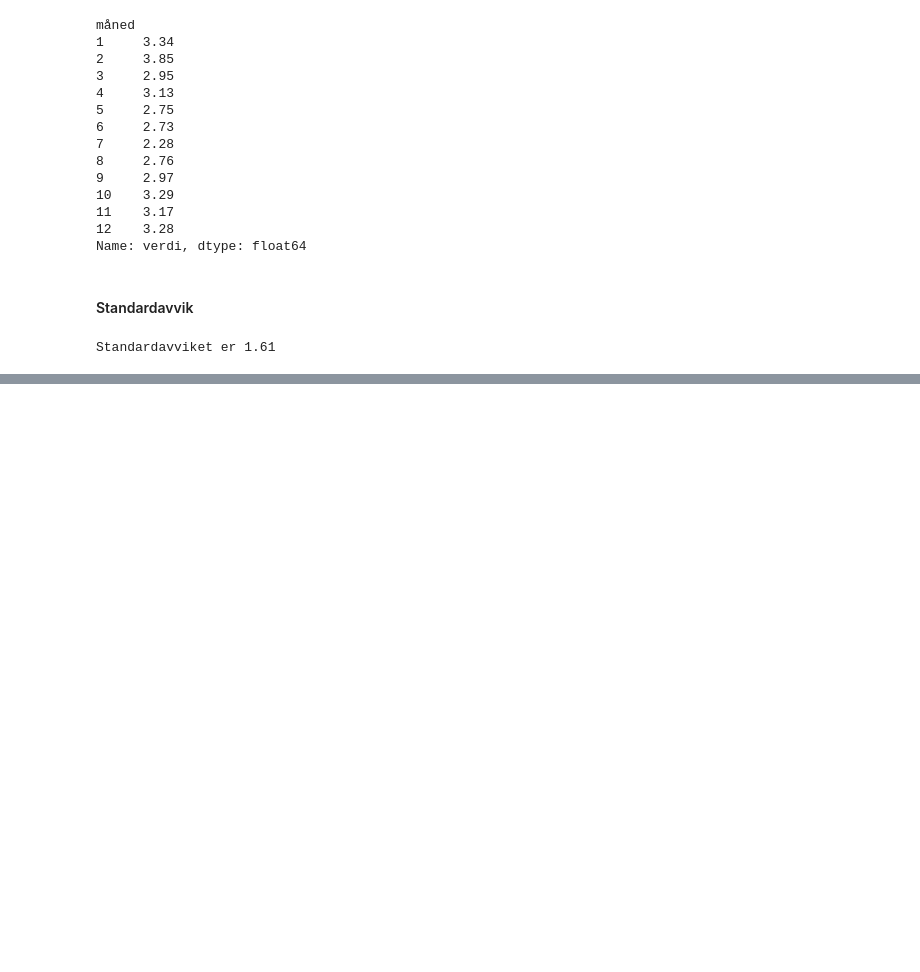
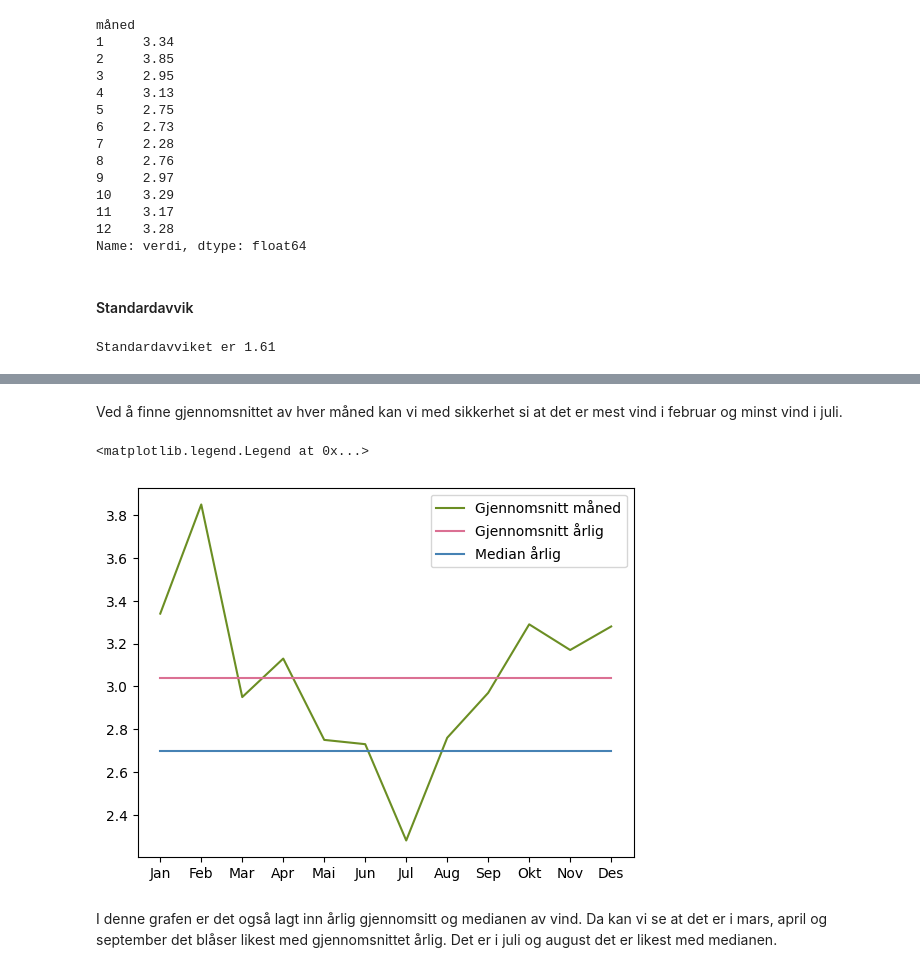
Before and after one commit to Sofihage/Milj-dataanalyse, a Jupyter notebook: notebooks/wind.ipynb, the cells around one changed output, grey strips where cells are left out. Cells and saved outputs as stored; diff of their text form; code cells hidden in the pictures; blank space fills up the shorter version.

```diff
--- a/notebooks/wind.ipynb
+++ b/notebooks/wind.ipynb
@@ -189,0 +184,12 @@ plt.legend(["Måned gjennomsnitt", "Vind data"])
+# %% [markdown]
+Ved å finne gjennomsnittet av hver måned kan vi med sikkerhet si at det er mest vind i februar og minst vind i juli.
+# %%
+plt.plot(months, avg_moth, color = "olivedrab")
+plt.plot(months, avg_year*np.ones(len(months)), color = "palevioletred")
+plt.plot(months, wind_median*np.ones(len(months)), color = "steelblue")
+plt.legend(['Gjennomsnitt måned','Gjennomsnitt årlig', 'Median årlig'])
+# %% [output]
+<matplotlib.legend.Legend at 0x...>
+[figure, added]
+# %% [markdown]
+I denne grafen er det også lagt inn årlig gjennomsitt og medianen av vind. Da kan vi se at det er i mars, april og september det blåser likest med gjennomsnittet årlig. Det er i juli og august det er likest med medianen.
```
Also changed, not shown: parts of 11 cells of this notebook.
